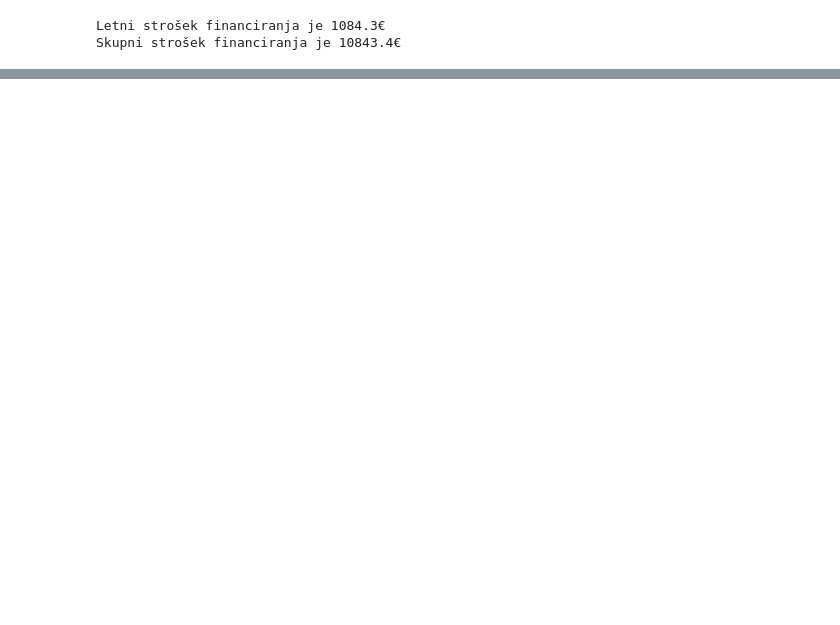
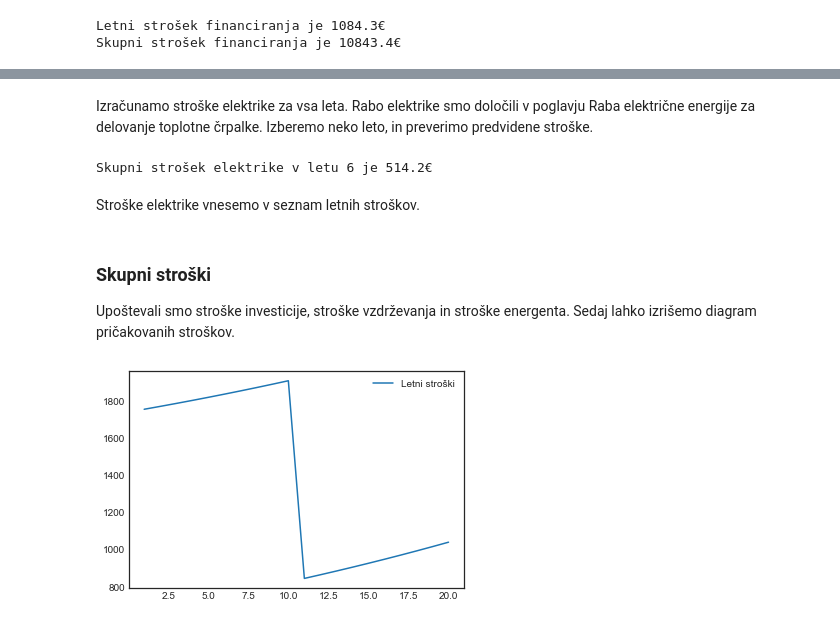
Before and after one commit to ezvr/TC, a Jupyter notebook: Poročilo.ipynb, the cells around one changed output, grey strips where cells are left out. Cells and saved outputs as stored; diff of their text form; code cells hidden in the pictures; blank space fills up the shorter version.

```diff
--- a/Poročilo.ipynb
+++ b/Poročilo.ipynb
@@ -503,0 +531,2 @@ Skupni strošek financiranja je 10843.4€
+# %%
+yvzdrstr = yvzdrstr + cmain
@@ -503,0 +546,23 @@ Skupni strošek financiranja je 10843.4€
+# %%
+pel = 2 #%
+rel = 1 + pel / 100
+celo = 0.06770 #€/kWh
+# %% [markdown]
+Izračunamo stroške elektrike za vsa leta. Rabo elektrike smo določili v poglavju Raba električne energije za delovanje toplotne črpalke. Izberemo neko leto, in preverimo predvidene stroške.
+# %%
+cel = celo*Ehp * rel**yvzdr
+print(f'Skupni strošek elektrike v letu {yvzdr[5]} je {round(cel[5],1)}€')
+# %% [output]
+Skupni strošek elektrike v letu 6 je 514.2€
+# %% [markdown]
+Stroške elektrike vnesemo v seznam letnih stroškov.
+# %%
+yvzdrstr = yvzdrstr + cel
+# %% [markdown]
+### Skupni stroški
+Upoštevali smo stroške investicije, stroške vzdrževanja in stroške energenta. Sedaj lahko izrišemo diagram pričakovanih stroškov.
+# %%
+plt.plot(yvzdr, yvzdrstr, '-', label='Letni stroški')
+plt.legend();
+# %% [output]
+[figure, added]
```
Also changed, not shown: parts of 27 cells of this notebook, 1 other file.
